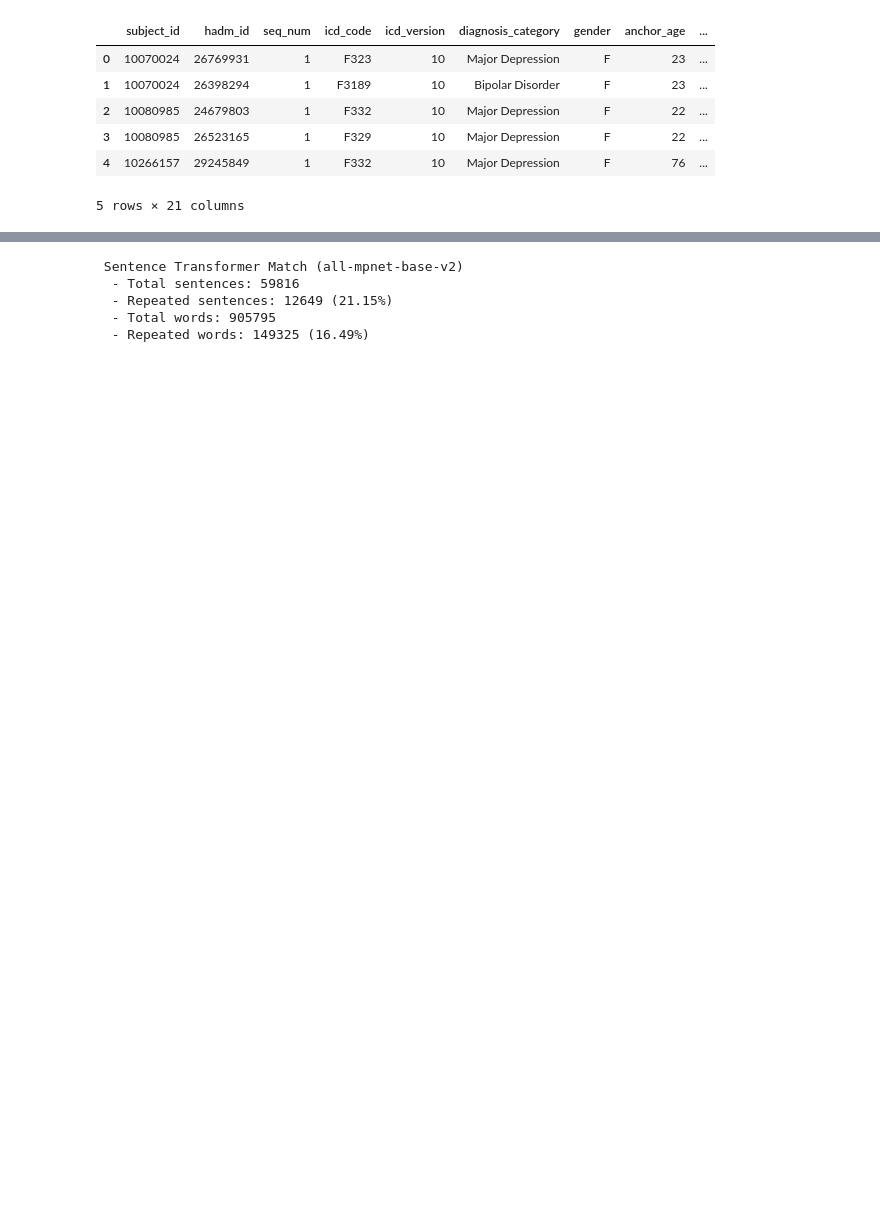
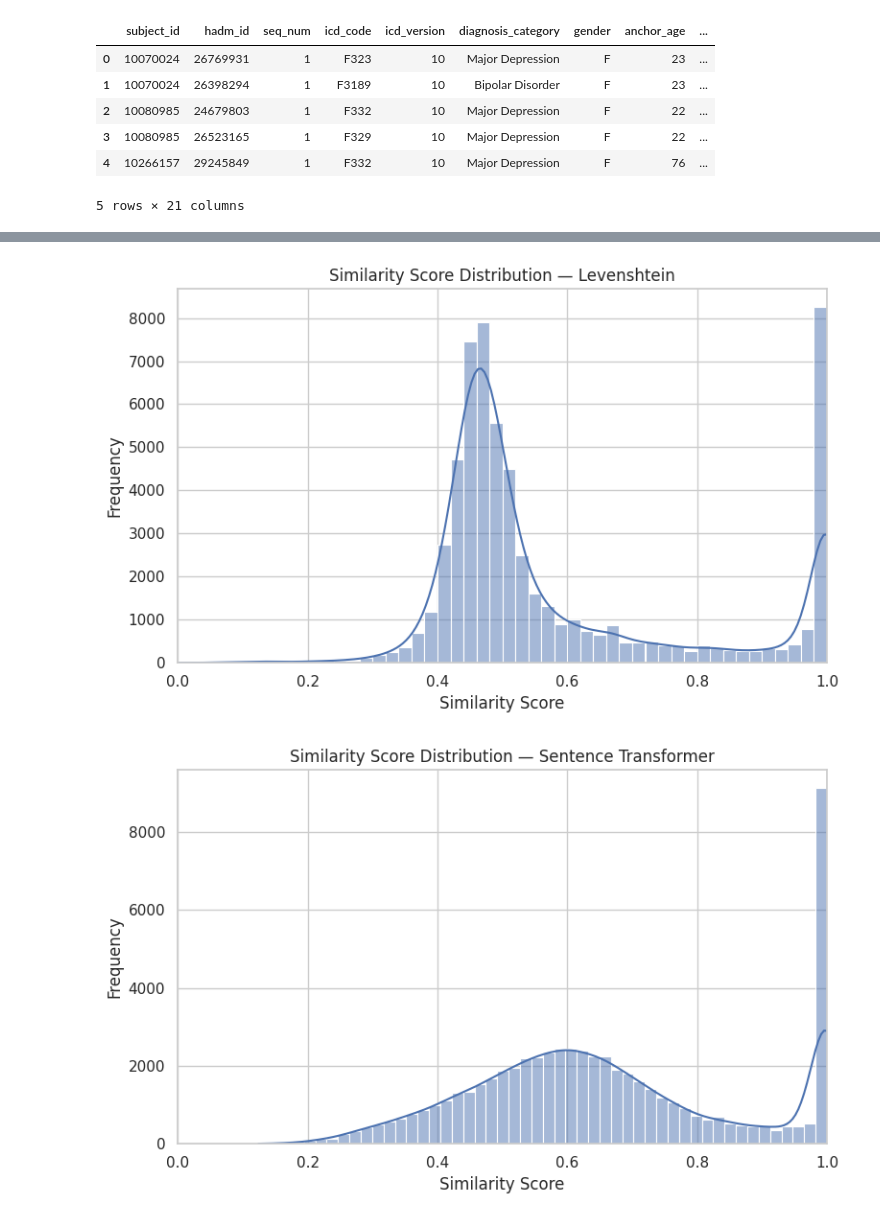
Before and after one commit to Fuchen-Li/OpenNotes, a Jupyter notebook: code/sentence_redundancy.ipynb, the cells around one changed output, grey strips where cells are left out. Saved outputs shown, nothing was run; the diff lists cells and outputs as text; code cells hidden in the pictures; blank space fills up the shorter version.

```diff
--- a/code/sentence_redundancy.ipynb
+++ b/code/sentence_redundancy.ipynb
@@ -111,18 +456,23 @@ for subject_id, group in df_multiple_notes.groupby('subject_id'):
 # %%
+import numpy as np
 for method_name, stat in results.items():
     sent_total = stat["total_sentences"]
     sent_repeated = stat["repeated_sentences"]
     word_total = stat["total_words"]
     word_repeated = stat["repeated_words"]
+    note_count = stat["note_count"]
 
-    sent_ratio = (sent_repeated / sent_total * 100) if sent_total else 0
-    word_ratio = (word_repeated / word_total * 100) if word_total else 0
+    avg_word_removed = np.mean(stat["word_diffs"]) if stat["word_diffs"] else 0
+    avg_percent_removed = np.mean(stat["percent_removed"]) * 100 if stat["percent_removed"] else 0
 
     print(f"\n {method_name}")
     print(f"  - Total sentences: {sent_total}")
-    print(f"  - Repeated sentences: {sent_repeated} ({sent_ratio:.2f}%)")
+    print(f"  - Repeated sentences: {sent_repeated} ({(sent_repeated / sent_total * 100):.2f}%)")
     print(f"  - Total words: {word_total}")
-    print(f"  - Repeated words: {word_repeated} ({word_ratio:.2f}%)")
+    print(f"  - Repeated words: {word_repeated} ({(word_repeated / word_total * 100):.2f}%)")
+    print(f"  - Notes processed: {note_count}")
+    print(f"  - Avg. words removed per note: {avg_word_removed:.2f}")
+    print(f"  - Avg. % of words removed per note: {avg_percent_removed:.2f}%")
 # %% [output]
  Exact Sentence Match
   - Total sentences: 59816
@@ -232,21 +494,36 @@ for subject_id, group in tqdm(df_multiple_notes.groupby("subject_id"), desc="Pro
-# %%
-stat = results["Sentence Transformer Match"]
-sent_total = stat["total_sentences"]
-sent_repeated = stat["repeated_sentences"]
-word_total = stat["total_words"]
-word_repeated = stat["repeated_words"]
-
-sent_ratio = (sent_repeated / sent_total * 100) if sent_total else 0
-word_ratio = (word_repeated / word_total * 100) if word_total else 0
-
-print(f" Sentence Transformer Match (all-mpnet-base-v2)")
-print(f"  - Total sentences: {sent_total}")
-print(f"  - Repeated sentences: {sent_repeated} ({sent_ratio:.2f}%)")
-print(f"  - Total words: {word_total}")
-print(f"  - Repeated words: {word_repeated} ({word_ratio:.2f}%)")
-# %% [output]
- Sentence Transformer Match (all-mpnet-base-v2)
-  - Total sentences: 59816
-  - Repeated sentences: 12649 (21.15%)
-  - Total words: 905795
-  - Repeated words: 149325 (16.49%)
+# %%
+import matplotlib.pyplot as plt
+import seaborn as sns
+
+sns.set(style="whitegrid")
+
+score_columns = {
+    "Levenshtein": "similarity_scores_levenshtein_match",
+    "Sentence Transformer": "similarity_scores_sentence_transformer_match",
+    "LCS": "similarity_scores_lcs_match"
+}
+
+
+for method_name, col_name in score_columns.items():
+    scores = []
+
+    # Flatten the list of scores
+    for score_list in df_multiple_notes[col_name].dropna():
+        if isinstance(score_list, list):
+            scores.extend(score_list)
+
+    if not scores:
+        continue
+
+    # Plot for this method
+    plt.figure(figsize=(8, 5))
+    sns.histplot(scores, bins=50, kde=True)
+    plt.title(f"Similarity Score Distribution — {method_name}")
+    plt.xlabel("Similarity Score")
+    plt.ylabel("Frequency")
+    plt.xlim(0, 1)
+    plt.tight_layout()
+    plt.show()
+# %% [output]
+[figure, added]
+[figure, added]
```
Also changed, not shown: parts of 23 cells of this notebook.
